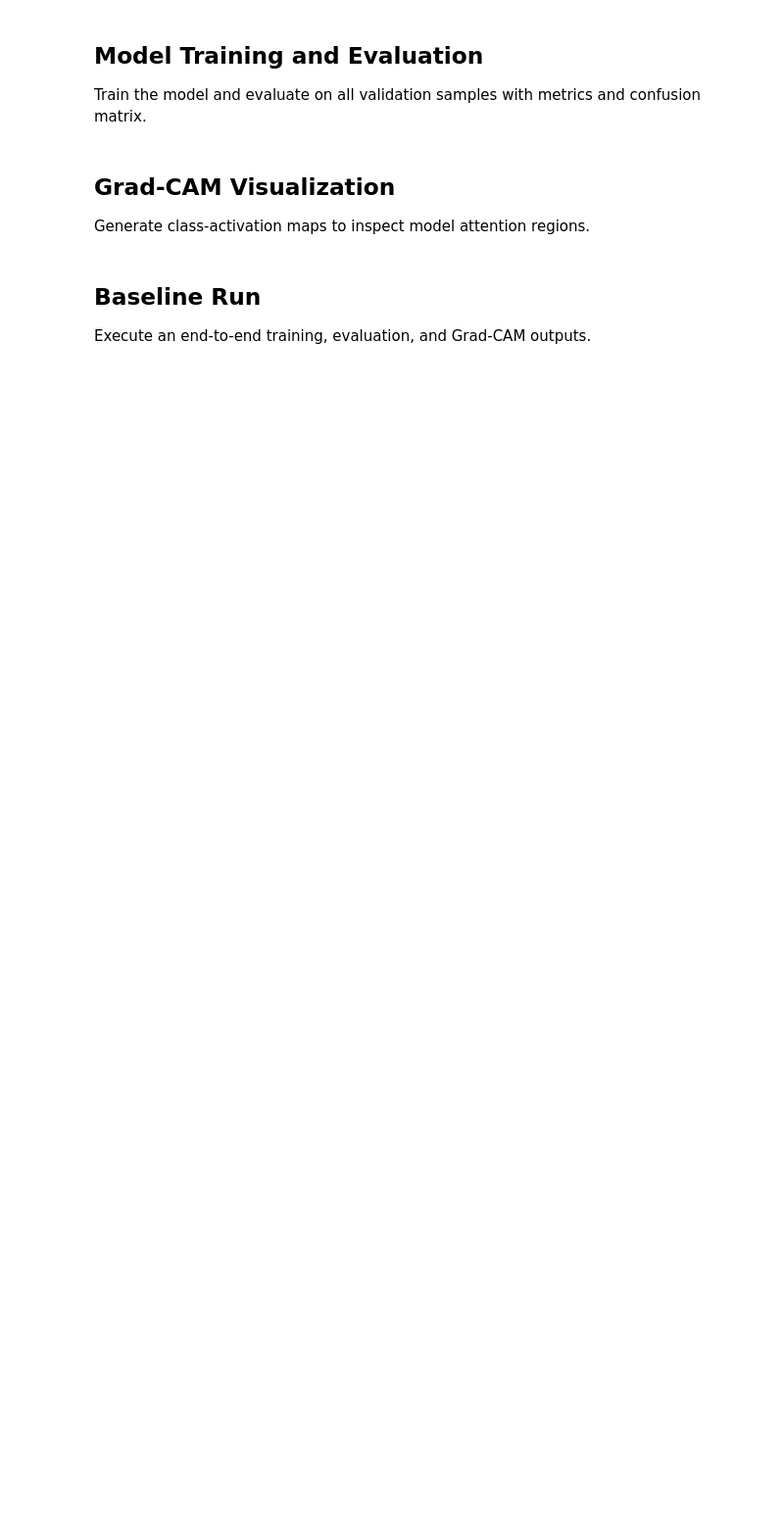
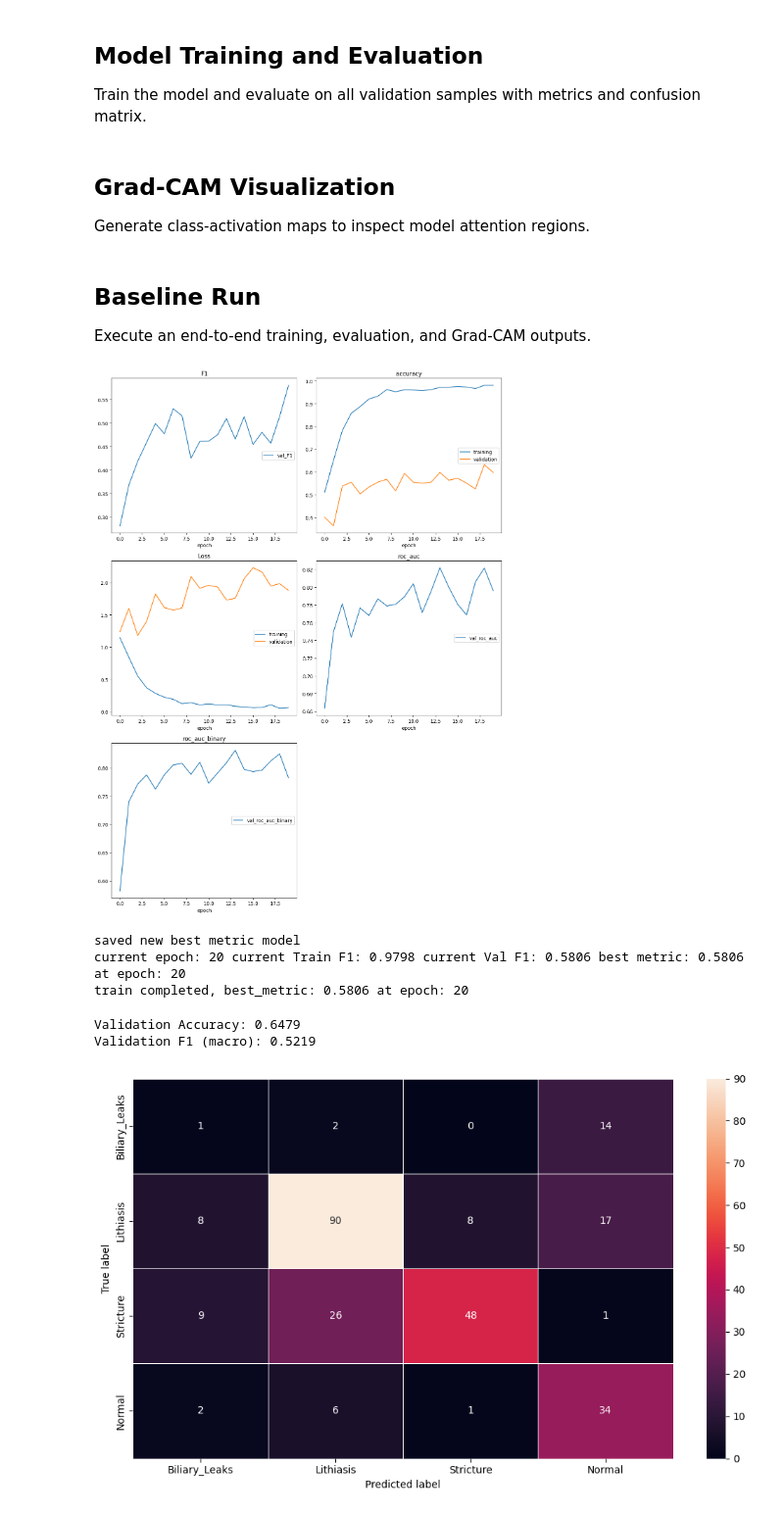
Before and after one commit to brunn417/DL2-AC_ERCP, a Jupyter notebook: training/MaxViT.ipynb, the cells around one changed output. Shown at 98% size. Drawn from its saved outputs; the diff is of its cells as text; code cells hidden in the pictures; blank space fills up the shorter version.

```diff
--- a/training/MaxViT.ipynb
+++ b/training/MaxViT.ipynb
@@ -40,7 +40,7 @@ import seaborn as sns
 Define dataset paths, class labels, and run modes.
 # %%
 DATASET_ROOT = Path('dataset')
-ARTIFACT_DIR = Path('models/maxvit/baseline-preprocessing-augmentation')
+ARTIFACT_DIR = Path('models/maxvit/baseline-preprocessing-augmentation-clahe-4.0')
 ARTIFACT_DIR.mkdir(parents=True, exist_ok=True)
 MODEL_NAME = 'maxvit_tiny'
 
@@ -845,7 +884,7 @@ def gradcam_overlay(model: nn.Module, x: torch.Tensor, target_class: int):
 ## Baseline Run
 Execute an end-to-end training, evaluation, and Grad-CAM outputs.
 # %%
-pre_cfg = PreprocessConfig(resize=(448, 448),steps=(
+pre_cfg = PreprocessConfig(resize=(224, 224),steps=(
     PreprocessStep('clahe', enabled=True),
     PreprocessStep('resize', enabled=True),
 ))
@@ -863,33 +902,41 @@ aug_cfg = AugmentConfig(
         AugmentStep('rotation', enabled=True, prob=0.5),
         AugmentStep('zoom', enabled=True, prob=0.4),
     )
 )
-run_cfg = RunConfig(imbalance_mode=ImbalanceMode.WEIGHTED_LOSS, batch_size=6, lr=6e-5, epochs=400)
+run_cfg = RunConfig(imbalance_mode=ImbalanceMode.NORMAL, batch_size=6)
 
 # Proceed only when both train and val splits are available.
 if len(train_samples) > 0 and len(val_samples) > 0:
     model = MaxViTModel(num_classes=len(CLASSES), input_size=pre_cfg.resize)
-    optimizer = torch.optim.Adam(model.parameters(), lr=run_cfg.lr, weight_decay=1e-4)
+    optimizer = torch.optim.Adam(model.parameters(), lr=1e-4)
     trainer = Trainer(train_samples=train_samples, val_samples=val_samples)
 
     trained_model = trainer.train(
         model=model,
         optimizer=optimizer,
         num_iterations=None,
-        epochs=run_cfg.epochs,
+        epochs=20,
         save_dir=ARTIFACT_DIR,
         model_name=MODEL_NAME,
         preprocess_config=pre_cfg,
         augmentation_config=aug_cfg,
         run_config=run_cfg,
     )
 
     test_loader = DataLoader(ERCPDataset(test_samples, pre_cfg, train=False), batch_size=run_cfg.batch_size, shuffle=False)
     metrics = trainer.evaluate(trained_model=trained_model, eval_loader=test_loader, run_config=run_cfg, model_name=MODEL_NAME)
     print('Per-class validation metrics:', metrics['per_class'])
     print('Aggregate metrics:', metrics['aggregate'])
 
     # Generate one Grad-CAM artifact from validation samples.
 
 else:
     print('Skipped smoke run: train and/or val split is empty.')
+# %% [output]
+[figure, added]
+saved new best metric model
+current epoch: 20 current Train F1: 0.9798 current Val F1: 0.5806 best metric: 0.5806 at epoch: 20
+train completed, best_metric: 0.5806 at epoch: 20
+Validation Accuracy: 0.6479
+Validation F1 (macro): 0.5219
+[figure, added]
```
Also changed, not shown: parts of 7 cells of this notebook, 1 other file.
